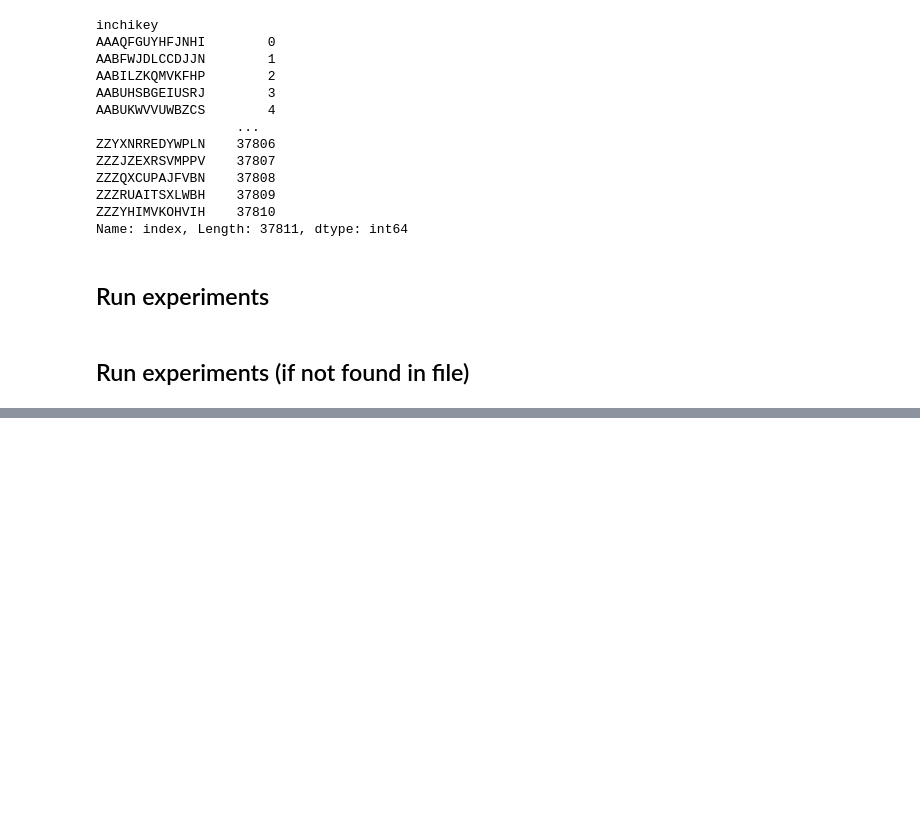
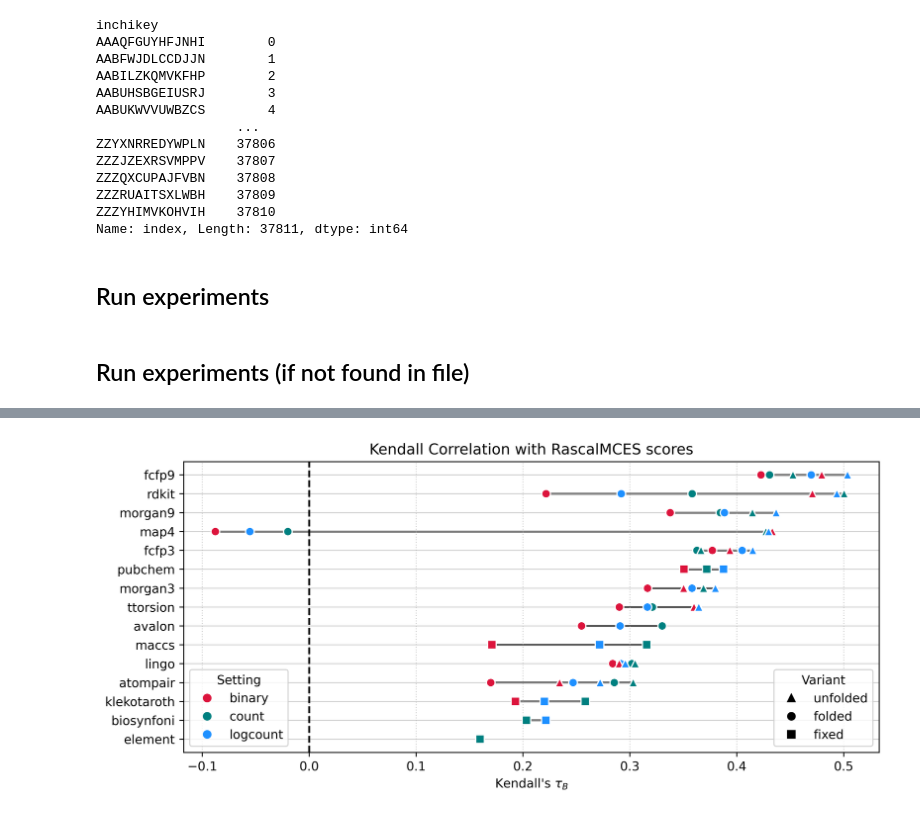
Before and after one commit to florian-huber/molecular_fingerprint_comparisons, a Jupyter notebook: notebooks/fingerprint_analysis_MCES_correlation_experiment.ipynb, the cells around one changed output, grey strips where cells are left out. Drawn from its saved outputs; the diff is of its cells as text; code cells hidden in the pictures; blank space fills up the shorter version.

```diff
--- a/notebooks/fingerprint_analysis_MCES_correlation_experiment.ipynb
+++ b/notebooks/fingerprint_analysis_MCES_correlation_experiment.ipynb
@@ -207,0 +162,10 @@ experiments = [
+# %%
+from chemap.fingerprints import ElementCountFingerprint
+
+baseline = ElementCountFingerprint(
+    elements=["H","C","N","O","P","S","F","Cl","Br","I"],
+    include_hs="implicit",
+    unknown_policy="other",   # adds "Other" as last dim
+    sparse=False,
+    n_jobs=8,
+)
@@ -703,0 +941,11 @@ plt.show()
+# %%
+plot_tau_comparison_cleveland(
+    results_df.kendall,
+    title="Kendall Correlation with RascalMCES scores",
+    filename="rascal_kendall_correlation_full_compact_260218.png",
+    connect= False
+
+)
+plt.show()
+# %% [output]
+[figure, added]
```
Also changed, not shown: parts of 24 cells of this notebook.
